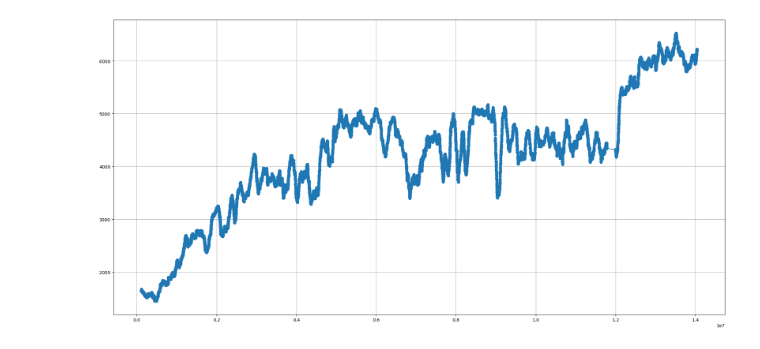
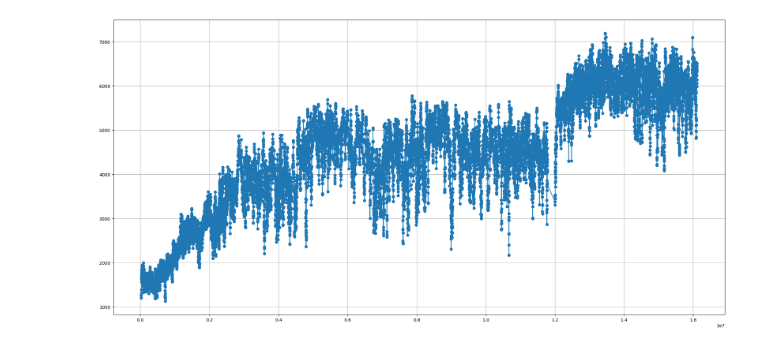
Before and after one commit to jimlin1112/DRL-Assignment-3, a Jupyter notebook: draw.ipynb, the cells around one changed output. Drawn from its saved outputs; the diff is of its cells as text; code cells hidden in the pictures.

```diff
--- a/draw.ipynb
+++ b/draw.ipynb
@@ -17,32 +17,32 @@ import re
 import matplotlib.pyplot as plt
 
 # 用於存放解析後的 steps 和 rewards
 a1 = []
 reward = []
 
 # 正則表達式：匹配 Reward 和 Step
 pattern = re.compile(r'Step\s*(\d+).*?Reward\s*([\d.]+)')
 
 # 打開並逐行讀取日誌檔
 with open('output.txt', 'r') as f:
     for line in f:
         match = pattern.search(line)
         if match:
             tmp1 = float(match.group(1))
             tmp2 = float(match.group(2))
             a1.append(tmp1)
             reward.append(tmp2)
 
 reward_avg = []
-avg_num = 100
+avg_num = 10
 for i in range(avg_num, len(reward)):
     reward_avg.append(np.mean(reward[i-avg_num:i]))
 
 # 繪圖
 plt.figure(figsize=(20, 10))
 plt.plot(a1[avg_num:], reward_avg, marker='o', linestyle='-')
 plt.grid(True)
 plt.tight_layout()
 plt.show()
 # %% [output]
-[figure, old version]
+[figure, new version]
```
Also changed, not shown: 4 other files.
